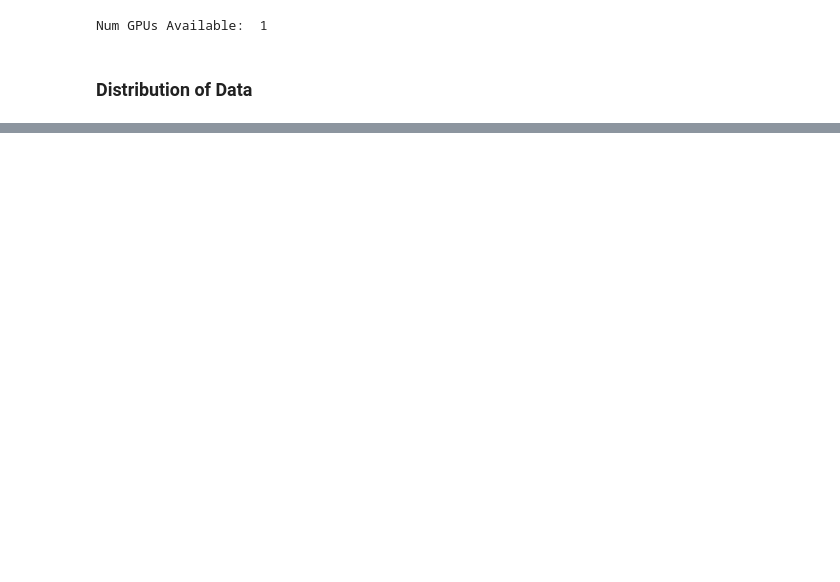
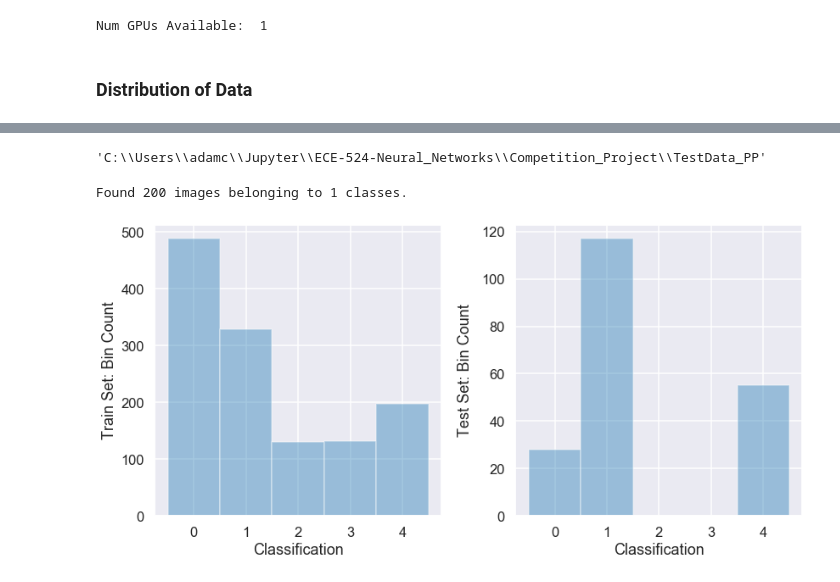
Before and after one commit to adamcwatts/ECE-524-Neural_Networks, a Jupyter notebook: Competition_Project/CNN_Transfer_Learn-C2.ipynb, the cells around one changed output, grey strips where cells are left out. Drawn from its saved outputs; the diff is of its cells as text; code cells hidden in the pictures; blank space fills up the shorter version.

```diff
--- a/Competition_Project/CNN_Transfer_Learn-C2.ipynb
+++ b/Competition_Project/CNN_Transfer_Learn-C2.ipynb
@@ -262,0 +246,34 @@ model_history_df.to_csv('model_history_inceptionV3_augment'+ '.csv')
+# %%
+test_folder_path
+# %% [output]
+'C:\\Users\\adamc\\Jupyter\\ECE-524-Neural_Networks\\Competition_Project\\TestData_PP'
+# %%
+test_datagen = ImageDataGenerator(rescale=1./255)
+
+test_it = test_datagen.flow_from_directory('.', classes=['TestData_PP'],  # expects subfolder! Use root then classes is folder
+                                           target_size=(299, 299),
+                                           shuffle=False,
+                                           batch_size=1)
+# %% [output]
+Found 200 images belonging to 1 classes.
+# %%
+prediction_results = model.predict(test_it,
+                                  steps=test_it.n)
+# %%
+sparse_test = np.argmax(prediction_results,axis = 1)  # returns index of largest value
+
+fig, axes = plt.subplots(nrows=1, ncols=2, figsize=(12, 6))
+bin_val = np.arange(0, 6, 1) - 0.5
+sns.distplot(df_Train['annotation'], kde=False, bins=bin_val, ax=axes[0])
+sns.distplot(sparse_test, kde=False, bins=bin_val, ax=axes[1])
+# plt.xlim(-0.1,4.1)
+plt.xticks(np.arange(0,5, 1))
+
+axes[0].set_ylabel("Train Set: Bin Count")
+axes[1].set_ylabel("Test Set: Bin Count", labelpad=10)
+
+axes[0].set_xlabel('Classification')
+axes[1].set_xlabel('Classification')
+plt.tight_layout()
+# %% [output]
+[figure, added]
```
Also changed, not shown: parts of 18 cells of this notebook.
